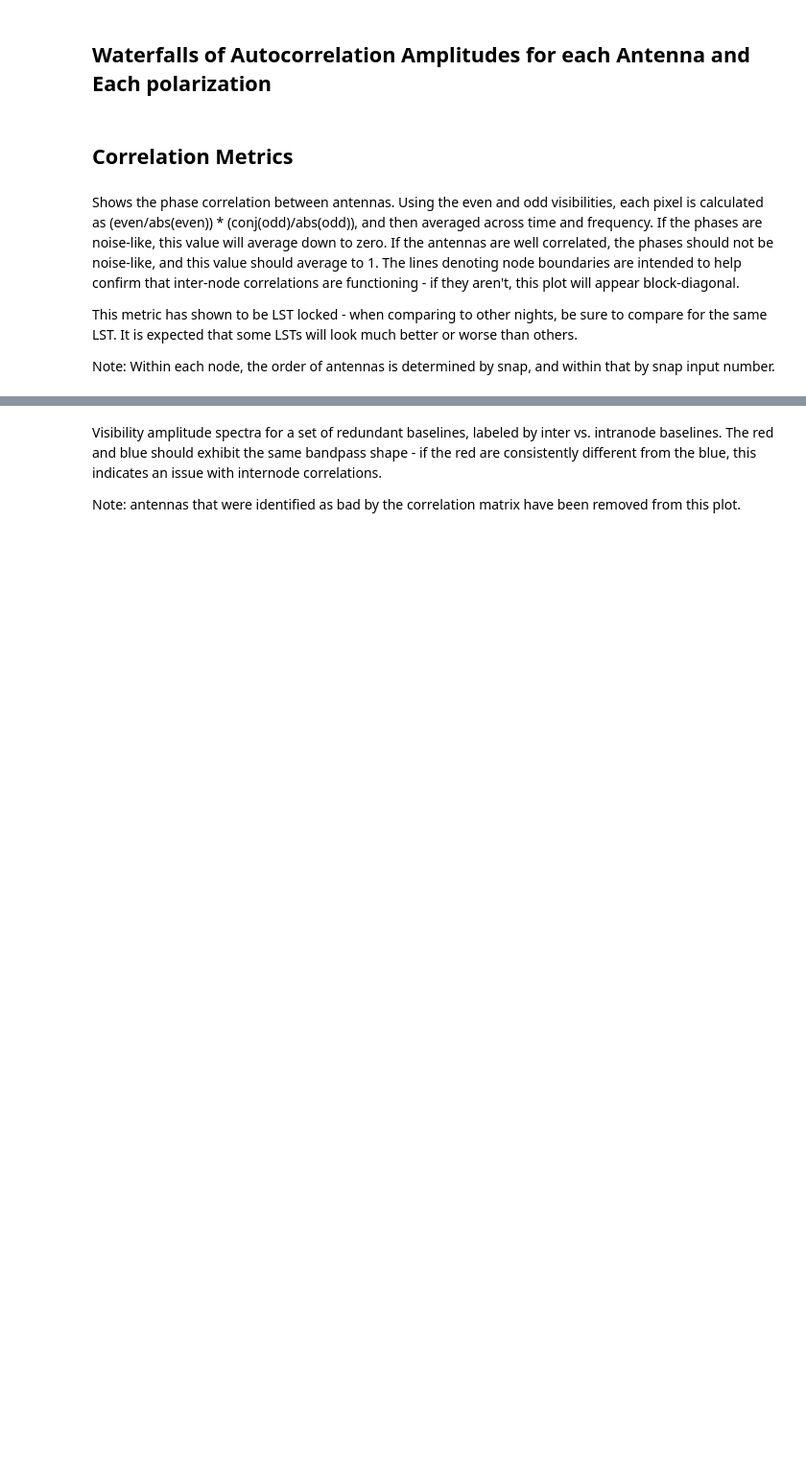
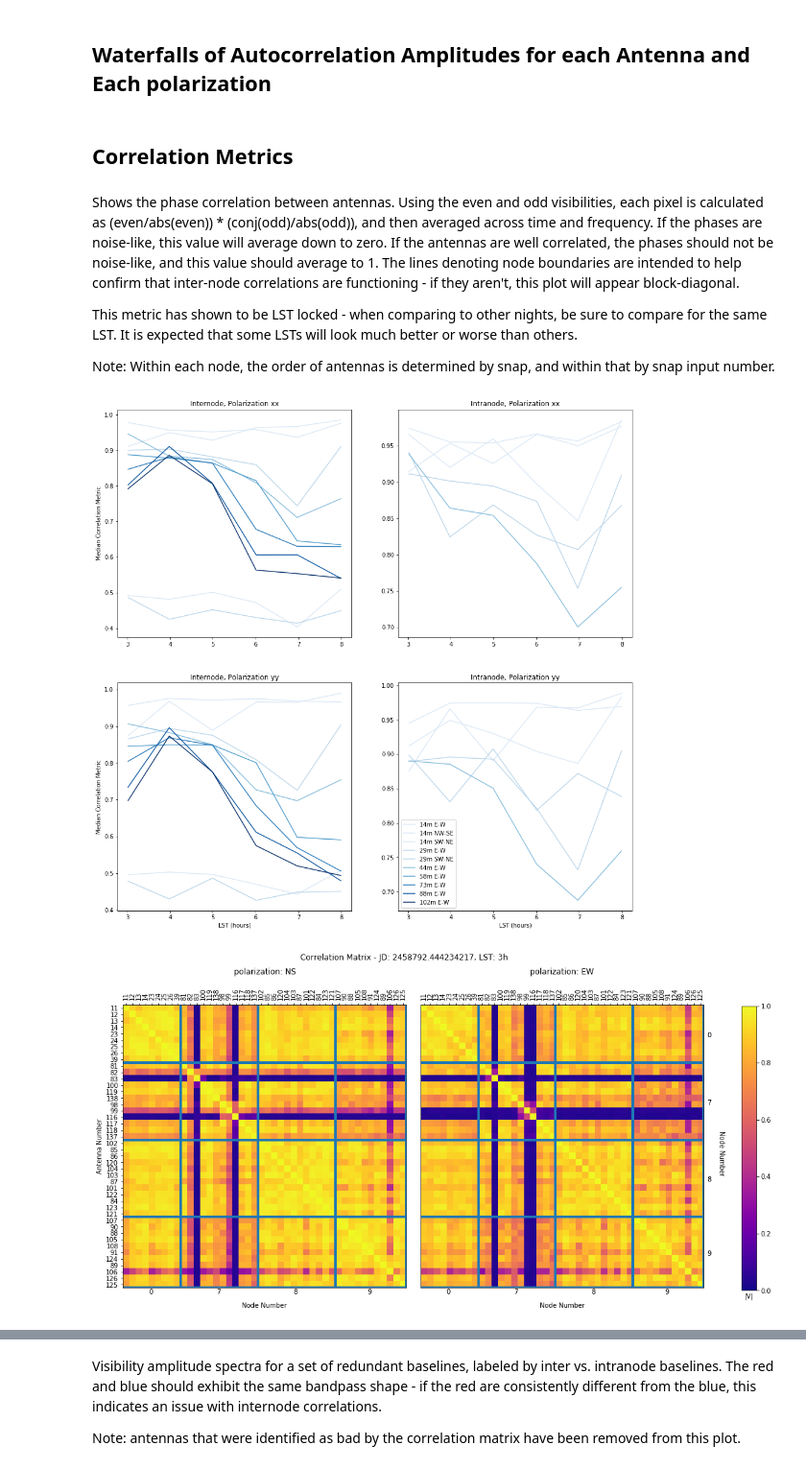
Before and after one commit to HERA-Team/H3C_plots, a Jupyter notebook: data_inspect_H3C.ipynb, the cells around one changed output, grey strips where cells are left out. Shown at 96% size. Saved outputs shown, nothing was run; the diff lists cells and outputs as text; code cells hidden in the pictures; blank space fills up the shorter version.

Commit message:
Change call for corr summary plots

```diff
--- a/data_inspect_H3C.ipynb
+++ b/data_inspect_H3C.ipynb
@@ -20,7 +20,8 @@ from hera_mc import cm_hookup
 warnings.filterwarnings('ignore')
 # %%
 # get data location
-data_path = os.environ['DATA_PATH']
+#data_path = os.environ['DATA_PATH']
+data_path = '/lustre/aoc/projects/hera/dstorer/H3C_data/2458792'
 # %%
 # Load in data
 HHfiles, difffiles, uvdx, uvdy, uvd1, uvd2 = utils.load_data(data_path)
@@ -51,4 +52,7 @@ This metric has shown to be LST locked - when comparing to other nights, be sure
 
 Note: Within each node, the order of antennas is determined by snap, and within that by snap input number.
 # %%
-badAnts = utils.plot_correlation_matrices(uvd1, HHfiles)
+badAnts = utils.plotNodeAveragedSummary(uvd1,HHfiles)
+# %% [output]
+[figure, added]
+[figure, added]
```
Also changed, not shown: parts of 3 cells of this notebook.
